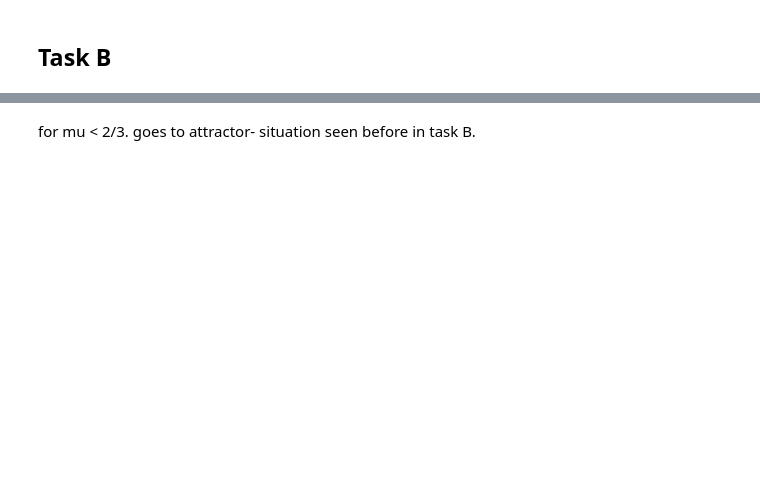
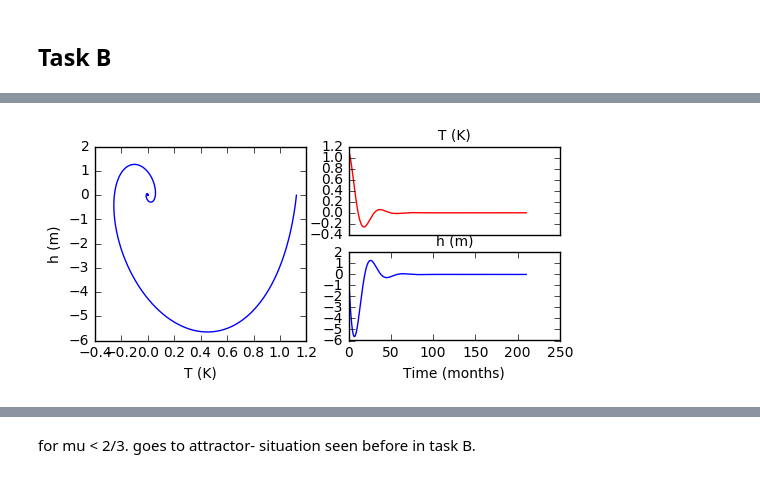
Before and after one commit to lm2612/mtmw14, a Jupyter notebook: project1/Notebook.ipynb, the cells around one changed output, grey strips where cells are left out. Cells and saved outputs as stored; diff of their text form; code cells hidden in the pictures; blank space fills up the shorter version.

```diff
--- a/project1/Notebook.ipynb
+++ b/project1/Notebook.ipynb
@@ -228,0 +74,5 @@ ensemble(Tmid=0.15,hmid=0.0,dT=0.01,dh=0.01,mu0=0.5,nt=240,f_ann=0.0,f_ran=0.,ep
+# %%
+T,h = rk4(T0=0.15, h0=0., mu0=0.5, n_cycles=5)
+time_and_phase(T,h)
+# %% [output]
+[figure, added]
```
Also changed, not shown: parts of 63 cells of this notebook, 8 other files.
